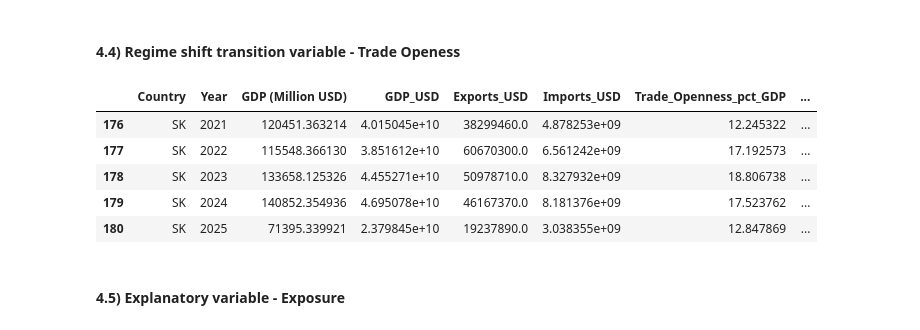
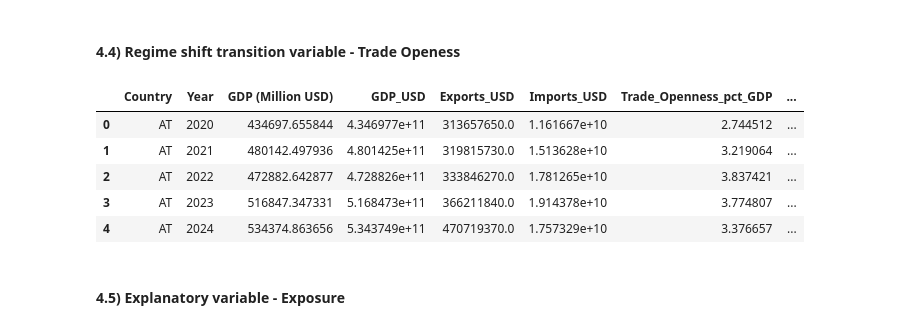
Before and after one commit to EliaLand/PSTR_Financial_Econometrics, a Jupyter notebook: data_fetcher/main.ipynb, the cells around one changed output. Drawn from its saved outputs; the diff is of its cells as text; code cells hidden in the pictures.

```diff
--- a/data_fetcher/main.ipynb
+++ b/data_fetcher/main.ipynb
@@ -836,7 +836,7 @@ gdp_annual = (
 )
 
 # EU-member GDP
-gdp_annual["GDP_USD"] = gdp_annual["GDP (Million USD)"] * 1_000_000 / 3
+gdp_annual["GDP_USD"] = gdp_annual["GDP (Million USD)"] * 1_000_000
 
 # US Export
 # Trade is in thousand USD -> convert to USD (× 1,000) after annual summation
@@ -848,39 +848,39 @@ exp_annual = (
 exp_annual["Exports_USD"] = exp_annual["Exports_USD_thousand"] * 1_000
 
 # US Import
 imp_annual = (
     us_imp.groupby(["Country", "Year"], as_index=False)["Import - General Custom Value (USD)"]
           .sum()
           .rename(columns={"Import - General Custom Value (USD)": "Imports_USD_thousand"})
 )
 imp_annual["Imports_USD"] = imp_annual["Imports_USD_thousand"]* 1_000
 
 # Merging all
 open_df = (
     gdp_annual.merge(exp_annual[["Country","Year","Exports_USD"]], on=["Country","Year"], how="left")
               .merge(imp_annual[["Country","Year","Imports_USD"]], on=["Country","Year"], how="left")
               .fillna({"Exports_USD": 0.0, "Imports_USD": 0.0})
               .sort_values(["Country","Year"])
               .reset_index(drop=True)
 )
 
 # Trade Openess Computation
 open_df["Trade_Openness_pct_GDP"] = (
     (open_df["Exports_USD"] + open_df["Imports_USD"]) / open_df["GDP_USD"]
 ) * 100
 
 # Lag openness for regressions
 open_df["Openness_Lag1"] = open_df.groupby("Country")["Trade_Openness_pct_GDP"].shift(1)
 
 open_df.to_csv("aggregate_df/trade_openness_annual_regime_df.csv", index=False)
-open_df.tail()
+open_df.head()
 # %% [output]
 |  | Country | Year | GDP (Million USD) | GDP_USD | Exports_USD | Imports_USD | Trade_Openness_pct_GDP | ... |
-| 176 | SK | 2021 | 120451.363214 | 4.015045e+10 | 38299460.0 | 4.878253e+09 | 12.245322 | ... |
-| 177 | SK | 2022 | 115548.366130 | 3.851612e+10 | 60670300.0 | 6.561242e+09 | 17.192573 | ... |
-| 178 | SK | 2023 | 133658.125326 | 4.455271e+10 | 50978710.0 | 8.327932e+09 | 18.806738 | ... |
-| 179 | SK | 2024 | 140852.354936 | 4.695078e+10 | 46167370.0 | 8.181376e+09 | 17.523762 | ... |
-| 180 | SK | 2025 | 71395.339921 | 2.379845e+10 | 19237890.0 | 3.038355e+09 | 12.847869 | ... |
+| 0 | AT | 2020 | 434697.655844 | 4.346977e+11 | 313657650.0 | 1.161667e+10 | 2.744512 | ... |
+| 1 | AT | 2021 | 480142.497936 | 4.801425e+11 | 319815730.0 | 1.513628e+10 | 3.219064 | ... |
+| 2 | AT | 2022 | 472882.642877 | 4.728826e+11 | 333846270.0 | 1.781265e+10 | 3.837421 | ... |
+| 3 | AT | 2023 | 516847.347331 | 5.168473e+11 | 366211840.0 | 1.914378e+10 | 3.774807 | ... |
+| 4 | AT | 2024 | 534374.863656 | 5.343749e+11 | 470719370.0 | 1.757329e+10 | 3.376657 | ... |
 # %% [markdown]
 #### **4.5) Explanatory variable - Exposure**
 # %%
```
Also changed, not shown: 2 other files.
